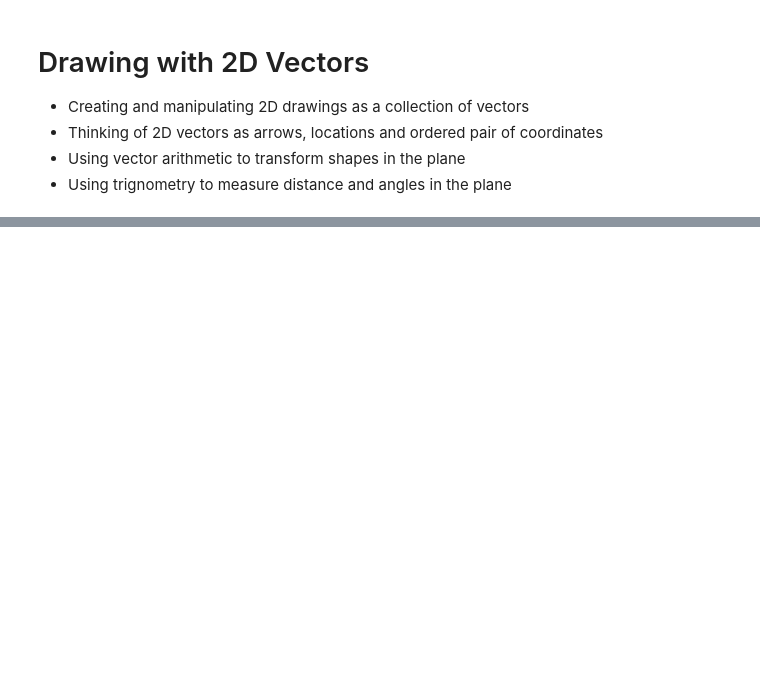
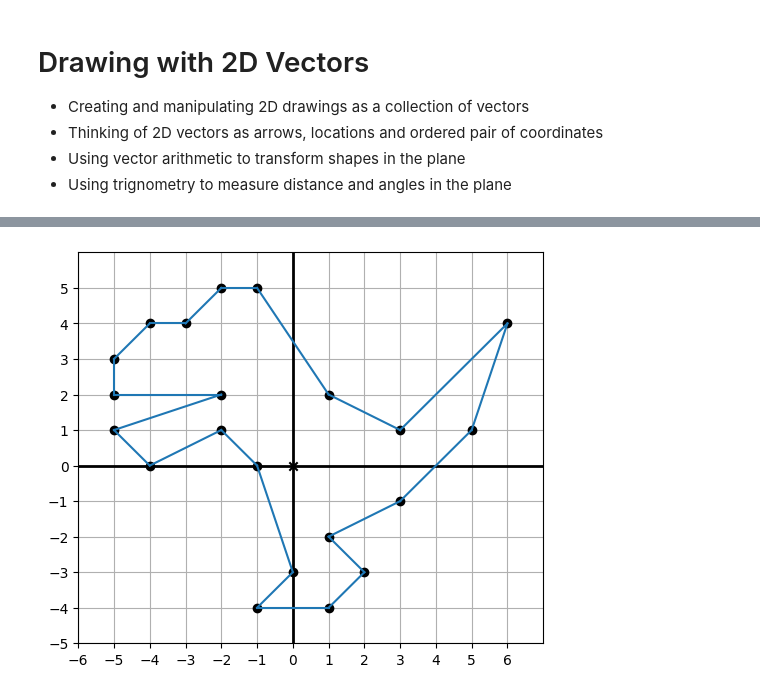
Before and after one commit to vinayakkarigar/hands-on-ML, a Jupyter notebook: fundamentals/1.1-vectors-and-graphics.ipynb, the cells around one changed output, grey strips where cells are left out. Saved outputs shown, nothing was run; the diff lists cells and outputs as text; code cells hidden in the pictures; blank space fills up the shorter version.

```diff
--- a/fundamentals/1.1-vectors-and-graphics.ipynb
+++ b/fundamentals/1.1-vectors-and-graphics.ipynb
@@ -155,0 +31,8 @@ Resolving deltas: 100% (869/869), done.
+# %%
+# Draw complete Dino
+draw(
+   Points(*dino_vectors),
+   Polygon(*dino_vectors)
+)
+# %% [output]
+[figure, added]
```
Also changed, not shown: parts of 14 cells of this notebook.
